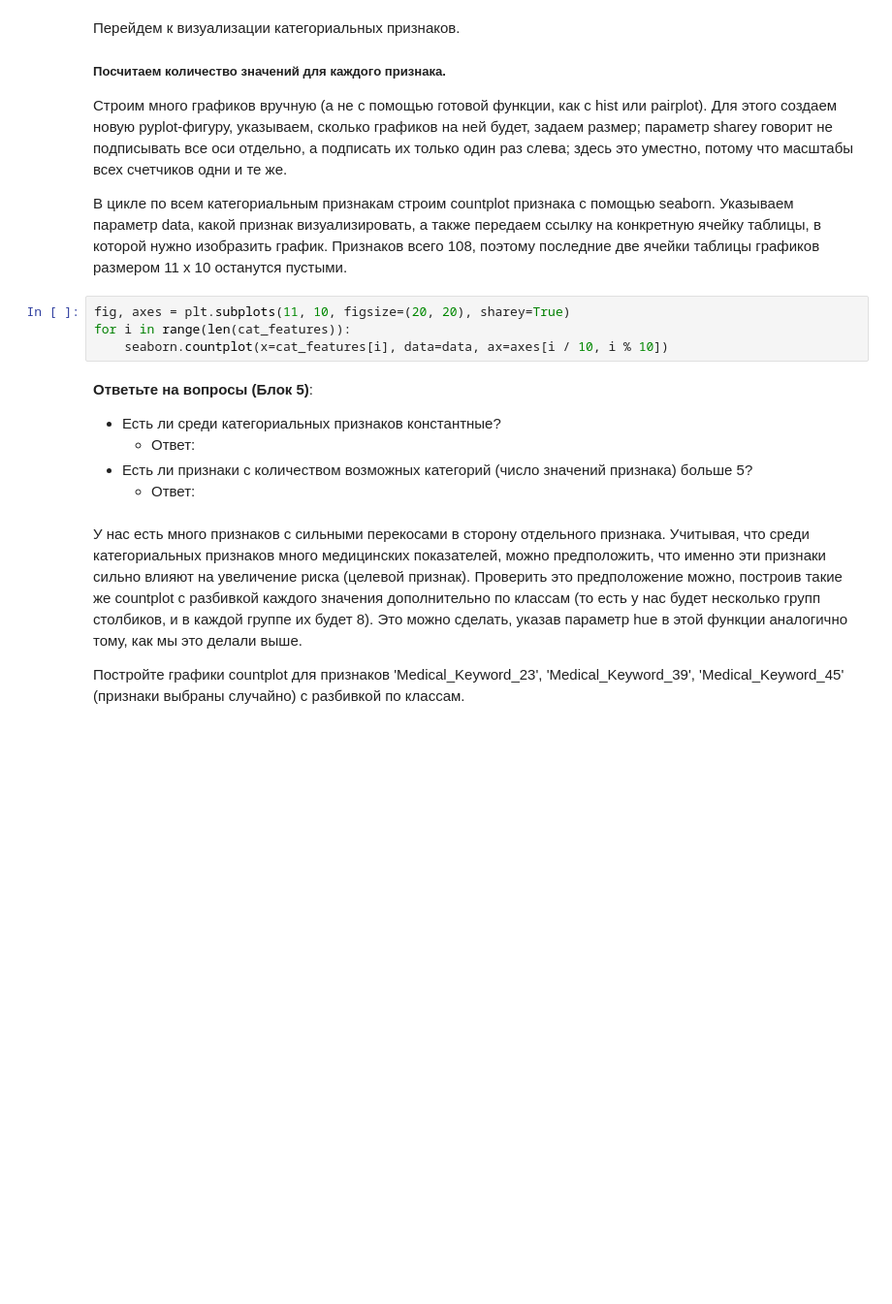
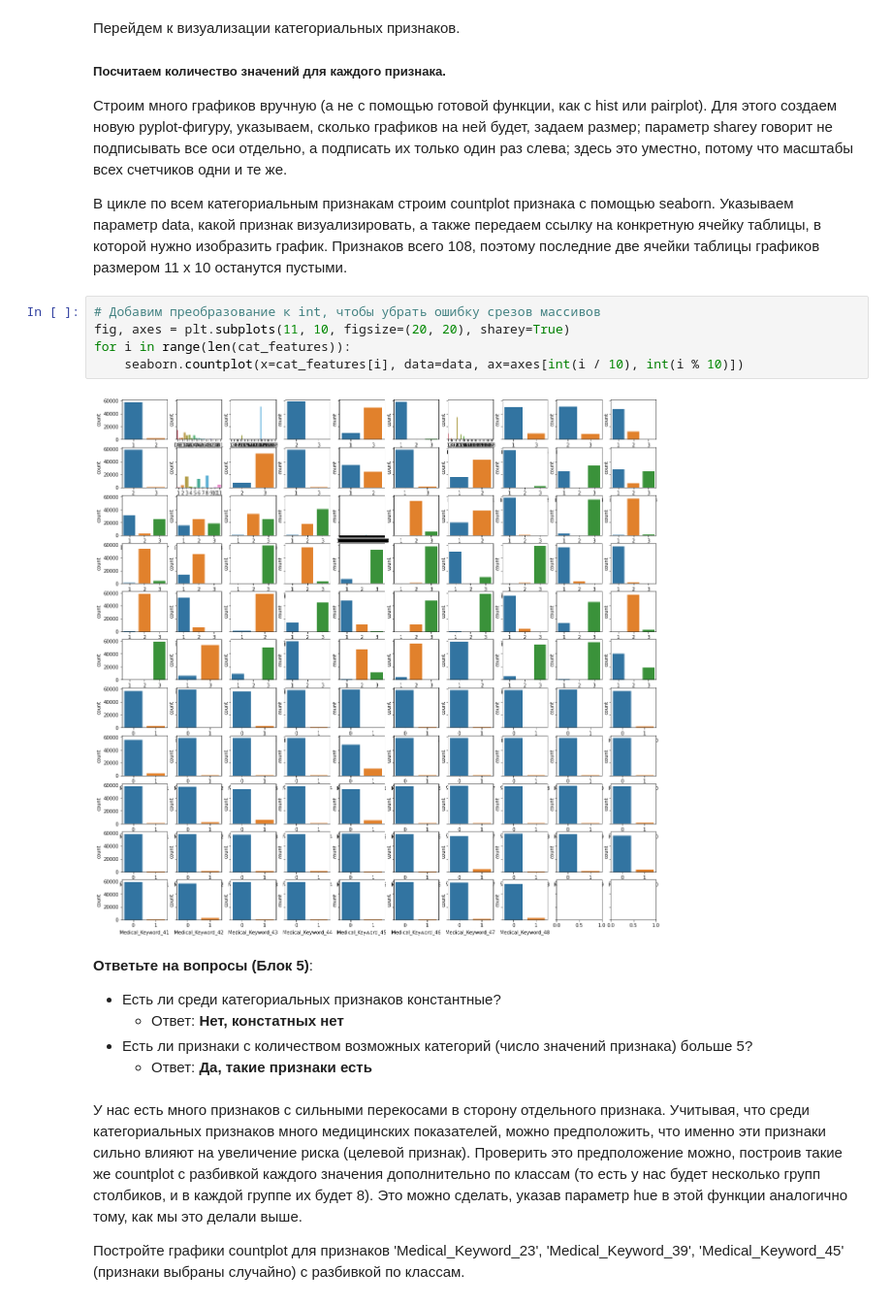
Before and after one commit to locacazador/pythonML, a Jupyter notebook: III course - unsupervised-learning/visualization/VisualizationPeerReview.ipynb, the cells around one changed output. Shown at 97% size. Saved outputs shown, nothing was run; the diff lists cells and outputs as text; blank space fills up the shorter version.

```diff
--- a/III course - unsupervised-learning/visualization/VisualizationPeerReview.ipynb
+++ b/III course - unsupervised-learning/visualization/VisualizationPeerReview.ipynb
@@ -136,15 +203,18 @@ __Ответьте на вопрос (Блок 4)__:
 
 В цикле по всем категориальным признакам строим countplot признака с помощью seaborn. Указываем параметр data, какой признак визуализировать, а также передаем ссылку на конкретную ячейку таблицы, в которой нужно изобразить график. Признаков всего 108, поэтому последние две ячейки таблицы графиков размером 11 x 10 останутся пустыми.
 # %%
+# Добавим преобразование к int, чтобы убрать ошибку срезов массивов
 fig, axes = plt.subplots(11, 10, figsize=(20, 20), sharey=True)
 for i in range(len(cat_features)):
-    seaborn.countplot(x=cat_features[i], data=data, ax=axes[i / 10, i % 10])
+    seaborn.countplot(x=cat_features[i], data=data, ax=axes[int(i / 10), int(i % 10)])
+# %% [output]
+[figure, added]
 # %% [markdown]
 __Ответьте на вопросы (Блок 5)__:
 * Есть ли среди категориальных признаков константные?
-    * Ответ:
+    * Ответ: __Нет, констатных нет__
 * Есть ли признаки с количеством возможных категорий (число значений признака) больше 5?
-    * Ответ:
+    * Ответ: __Да, такие признаки есть__
 # %% [markdown]
 У нас есть много признаков с сильными перекосами в сторону отдельного признака. Учитывая, что среди категориальных признаков много медицинских показателей, можно предположить, что именно эти признаки сильно влияют на увеличение риска (целевой признак). Проверить это предположение можно, построив такие же countplot с разбивкой каждого значения дополнительно по классам (то есть у нас будет несколько групп столбиков, и в каждой группе их будет 8). Это можно сделать, указав параметр hue в этой функции аналогично тому, как мы это делали выше.
 
```
Also changed, not shown: parts of 32 cells of this notebook.
